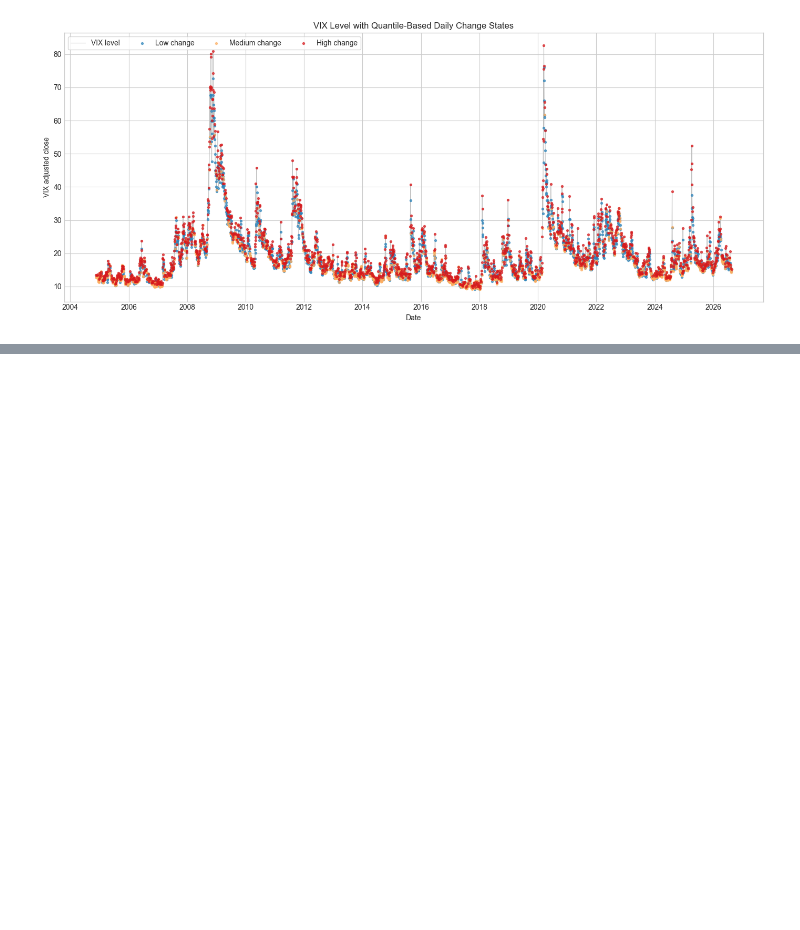
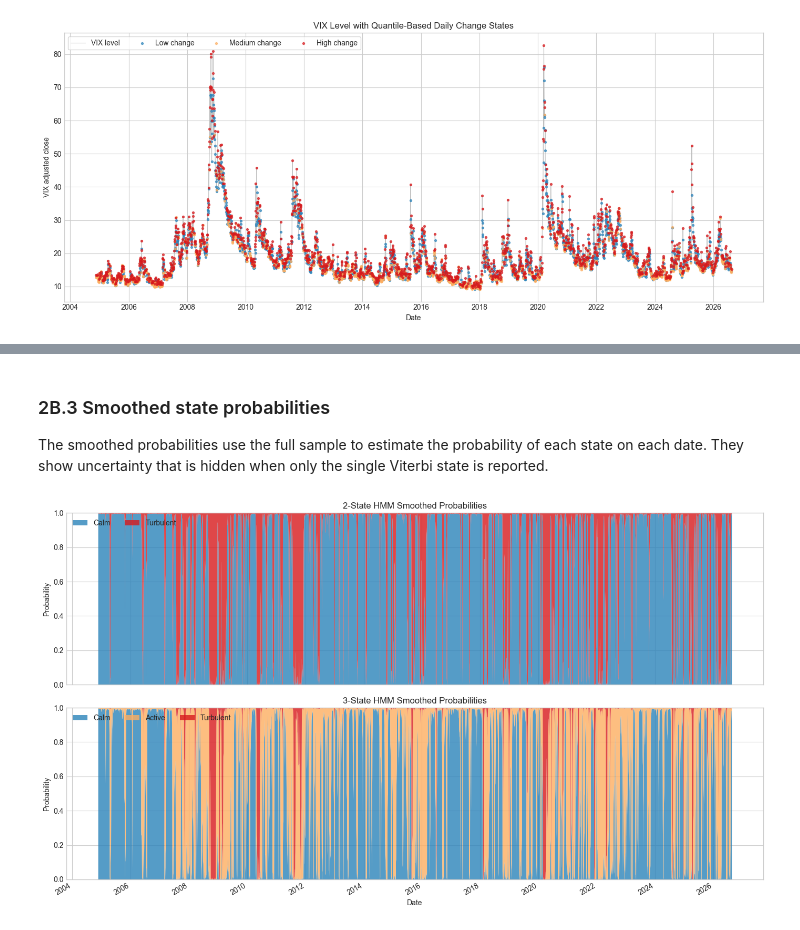
Before and after one commit to Nagisasora/STOCHASTIC-MODELING, a Jupyter notebook: SM_GWP2.ipynb, the cells around one changed output, grey strips where cells are left out. Cells and saved outputs as stored; diff of their text form; code cells hidden in the pictures; blank space fills up the shorter version.

```diff
--- a/SM_GWP2.ipynb
+++ b/SM_GWP2.ipynb
@@ -476,0 +755,33 @@ No model comparison, asset-by-state analysis, allocation rule, or backtest is in
+# %% [markdown]
+### 2B.3 Smoothed state probabilities
+
+The smoothed probabilities use the full sample to estimate the probability of each state on each date. They show uncertainty that is hidden when only the single Viterbi state is reported.
+# %%
+fig, axes = plt.subplots(2, 1, figsize=(14, 8), sharex=True)
+
+for ax, n_states in zip(axes, (2, 3)):
+    labels = hmm_state_labels(n_states)
+    probabilities = pd.DataFrame(
+        hmm_models[n_states]["smoothed_probabilities"],
+        index=clean_data.index,
+        columns=labels,
+    )
+    probabilities.plot.area(
+        ax=ax,
+        stacked=True,
+        color=[HMM_COLORS[n_states][label] for label in labels],
+        alpha=0.80,
+        linewidth=0,
+    )
+    ax.set_ylim(0, 1)
+    ax.set_ylabel("Probability")
+    ax.set_title(f"{n_states}-State HMM Smoothed Probabilities")
+    ax.legend(ncol=n_states, loc="upper left")
+
+axes[-1].set_xlabel("Date")
+axes[-1].xaxis.set_major_locator(mdates.YearLocator(2))
+axes[-1].xaxis.set_major_formatter(mdates.DateFormatter("%Y"))
+fig.tight_layout()
+plt.show()
+# %% [output]
+[figure, added]
```
Also changed, not shown: parts of 37 cells of this notebook.
